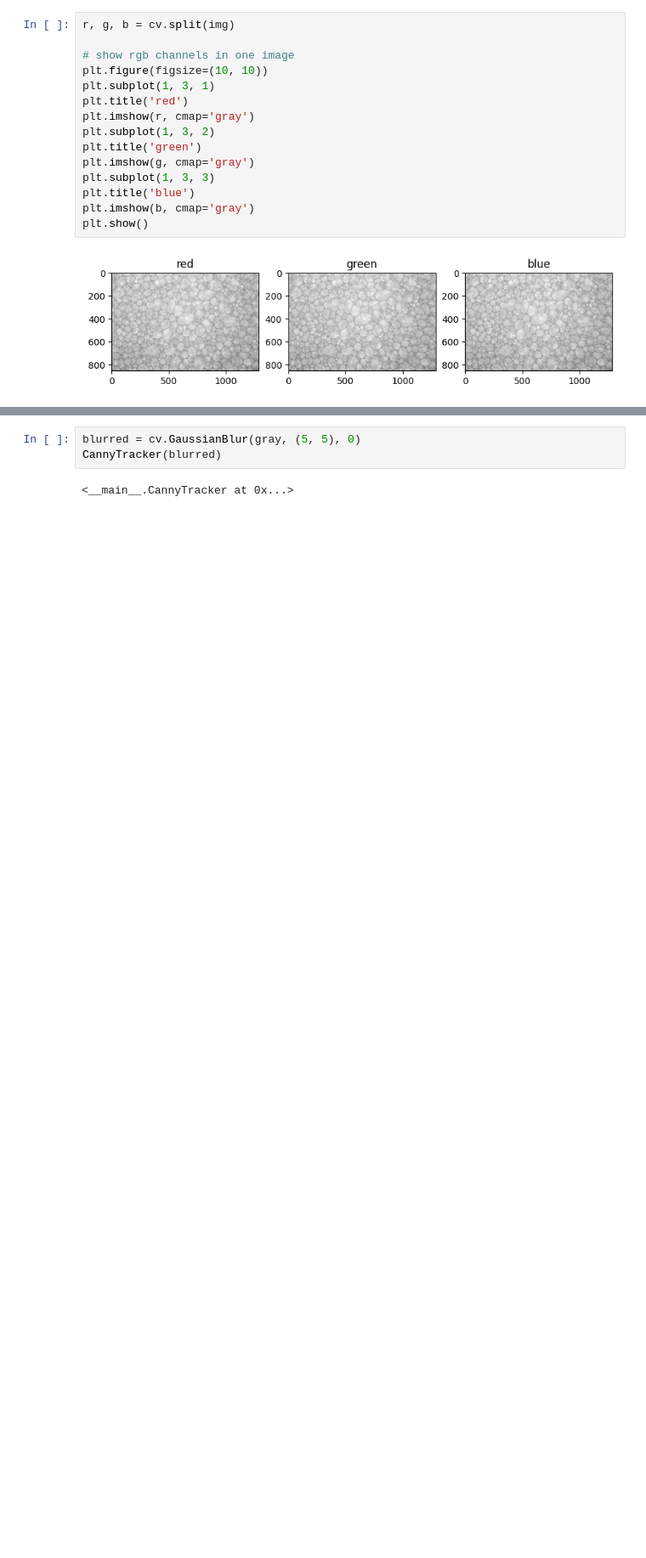
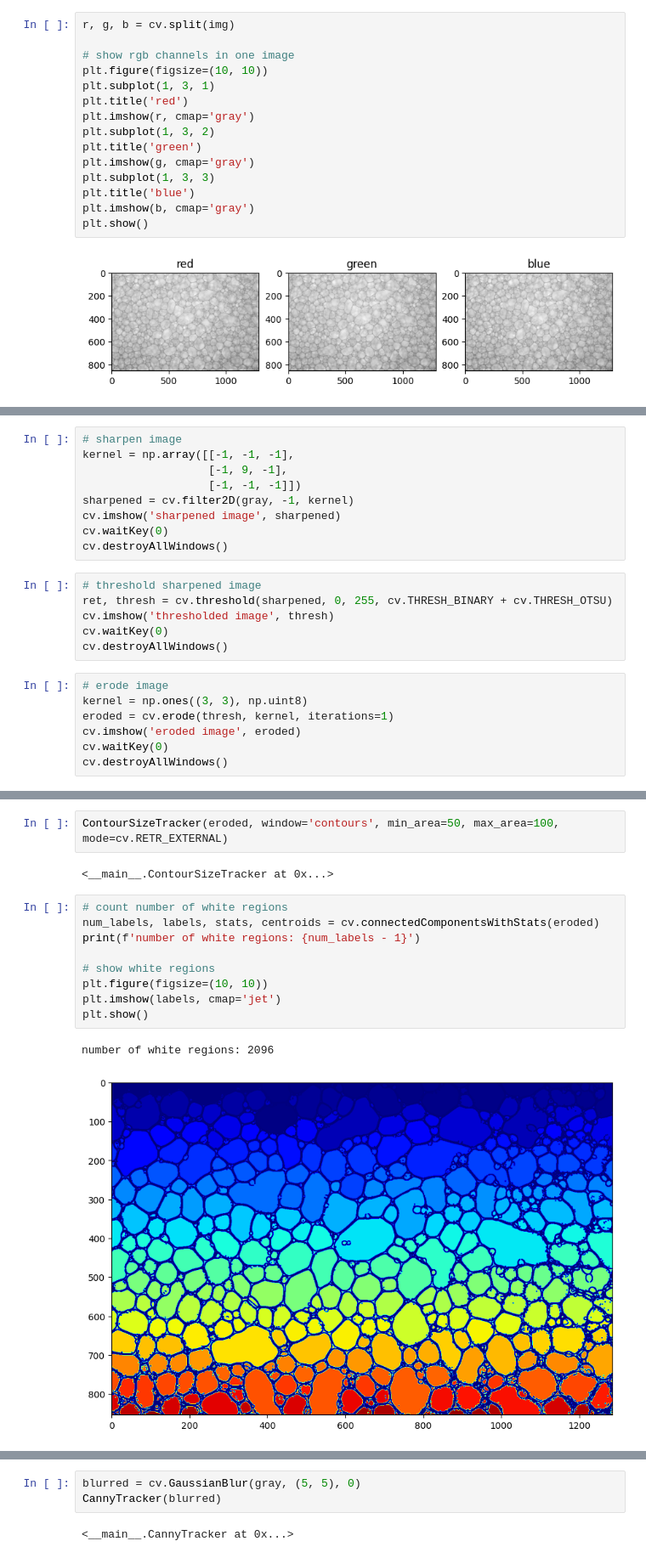
Before and after one commit to AkosKappel/ComputerVision, a Jupyter notebook: assignment-1/main.ipynb, the cells around one changed output, grey strips where cells are left out. Shown at 85% size. Cells and saved outputs as stored; diff of their text form; blank space fills up the shorter version.

Commit message:
experiments with blur & sharpening

```diff
--- a/assignment-1/main.ipynb
+++ b/assignment-1/main.ipynb
@@ -207,0 +236,22 @@ cv.destroyAllWindows()
+# %%
+# sharpen image
+kernel = np.array([[-1, -1, -1],
+                   [-1, 9, -1],
+                   [-1, -1, -1]])
+sharpened = cv.filter2D(gray, -1, kernel)
+cv.imshow('sharpened image', sharpened)
+cv.waitKey(0)
+cv.destroyAllWindows()
+# %%
+# threshold sharpened image
+ret, thresh = cv.threshold(sharpened, 0, 255, cv.THRESH_BINARY + cv.THRESH_OTSU)
+cv.imshow('thresholded image', thresh)
+cv.waitKey(0)
+cv.destroyAllWindows()
+# %%
+# erode image
+kernel = np.ones((3, 3), np.uint8)
+eroded = cv.erode(thresh, kernel, iterations=1)
+cv.imshow('eroded image', eroded)
+cv.waitKey(0)
+cv.destroyAllWindows()
@@ -208 +285,17 @@ cv.destroyAllWindows()
+# %%
+ContourSizeTracker(eroded, window='contours', min_area=50, max_area=100, mode=cv.RETR_EXTERNAL)
+# %% [output]
+<__main__.ContourSizeTracker at 0x...>
+# %%
+# count number of white regions
+num_labels, labels, stats, centroids = cv.connectedComponentsWithStats(eroded)
+print(f'number of white regions: {num_labels - 1}')
+
+# show white regions
+plt.figure(figsize=(10, 10))
+plt.imshow(labels, cmap='jet')
+plt.show()
+# %% [output]
+number of white regions: 2096
+[figure, added]
 # %%
```
Also changed, not shown: parts of 19 cells of this notebook.
